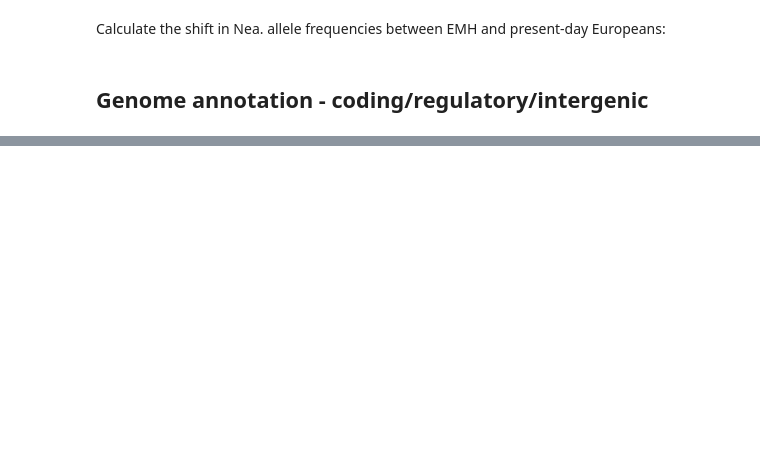
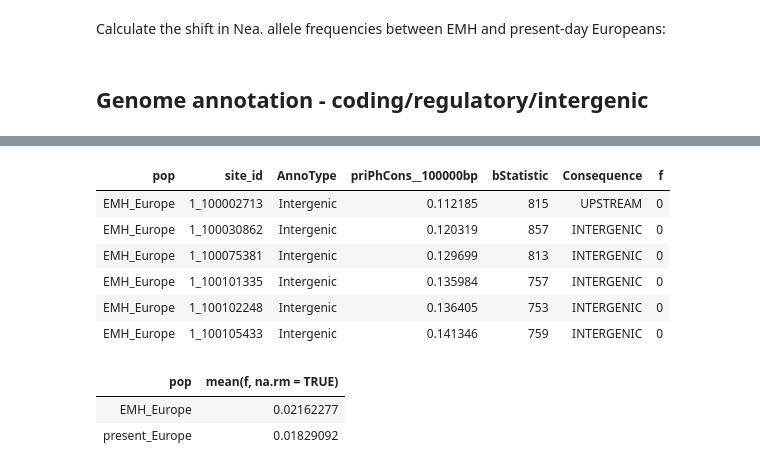
Before and after one commit to bodkan/nea-over-time, a Jupyter notebook: notebooks/frequency_shift_after_10ky.ipynb, the cells around one changed output, grey strips where cells are left out. Drawn from its saved outputs; the diff is of its cells as text; code cells hidden in the pictures; blank space fills up the shorter version.

```diff
--- a/notebooks/frequency_shift_after_10ky.ipynb
+++ b/notebooks/frequency_shift_after_10ky.ipynb
@@ -372,0 +340,14 @@ for (q in c("q5", "q2", "q1")) {
+# %%
+# get the sites with SNP data in all samples
+na_counts <- apply(subsampled[3:ncol(subsampled)], 1, function(r) sum(is.na(r)))
+overlapping <- subsampled[na_counts == 0, ]
+# %%
+# create a pop-assignment table
+pop_table <- samples_info$pop
+names(pop_table) <- samples_info$name
+
+# merge annotations with SNP data and convert the DF into a long format
+merged <-
+    inner_join(all_annots_wide, overlapping) %>% # merge annotations with SNP data
+    mutate(chrom=paste0(chrom, "_", pos)) %>%    # create a SNP ID string
+    rename(site_id=chrom) %>%  select(-pos)      # remove the chrom/pos columns
@@ -372,0 +356,7 @@ for (q in c("q5", "q2", "q1")) {
+# %%
+# convert wide format SNP table to a long format, assign each
+# sample to a population and convert allele info from 2/0 to 1/0
+sites <-
+    gather(merged, name, allele, -site_id, -AnnoType, -Consequence, -priPhCons__100000bp, -bStatistic) %>%
+    mutate(pop=pop_table[name],
+           allele=ifelse(allele == 2, 1, 0))
@@ -372,0 +373,22 @@ for (q in c("q5", "q2", "q1")) {
+# %%
+# calculate the SFS on the subsampled EMH and SGDP populations
+sfs <-
+    group_by(sites, pop, site_id, AnnoType, priPhCons__100000bp, bStatistic, Consequence) %>%
+    summarise(f=mean(allele, na.rm=TRUE)) %>%
+    ungroup
+# %%
+head(sfs)
+# %% [output]
+| pop | site_id | AnnoType | priPhCons__100000bp | bStatistic | Consequence | f |
+| EMH_Europe | 1_100002713 | Intergenic | 0.112185 | 815 | UPSTREAM | 0 |
+| EMH_Europe | 1_100030862 | Intergenic | 0.120319 | 857 | INTERGENIC | 0 |
+| EMH_Europe | 1_100075381 | Intergenic | 0.129699 | 813 | INTERGENIC | 0 |
+| EMH_Europe | 1_100101335 | Intergenic | 0.135984 | 757 | INTERGENIC | 0 |
+| EMH_Europe | 1_100102248 | Intergenic | 0.136405 | 753 | INTERGENIC | 0 |
+| EMH_Europe | 1_100105433 | Intergenic | 0.141346 | 759 | INTERGENIC | 0 |
+# %%
+group_by(sfs, pop) %>% summarise(mean(f, na.rm=TRUE))
+# %% [output]
+| pop | mean(f, na.rm = TRUE) |
+| EMH_Europe | 0.02162277 |
+| present_Europe | 0.01829092 |
```
Also changed, not shown: parts of 22 cells of this notebook.
